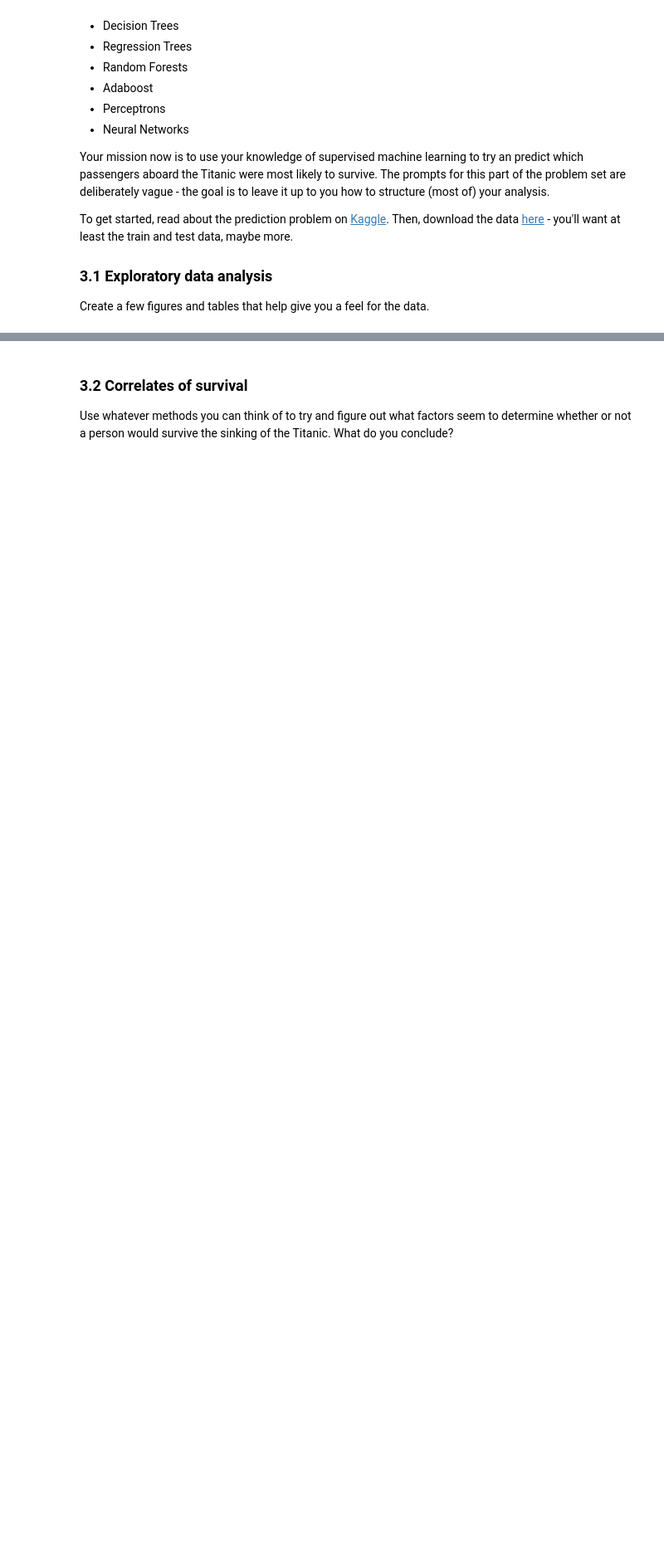
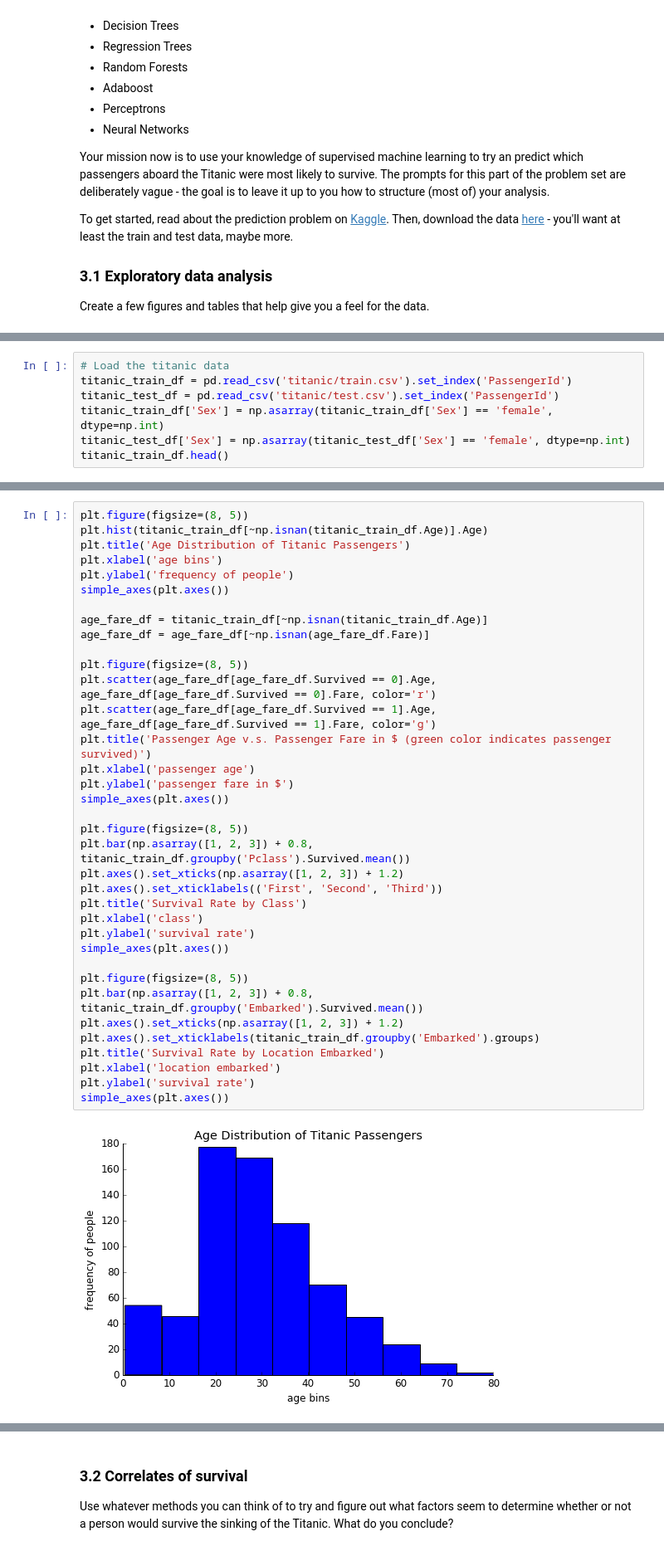
Before and after one commit to nadavash/school-vault, a Jupyter notebook: info371/ASHKENAZI_NADAV-PS5.ipynb, the cells around one changed output, grey strips where cells are left out. Shown: that part at 83% size. Drawn from its saved outputs; the diff is of its cells as text; blank space fills up the shorter version.

```diff
--- a/info371/ASHKENAZI_NADAV-PS5.ipynb
+++ b/info371/ASHKENAZI_NADAV-PS5.ipynb
@@ -295,0 +394,7 @@ Create a few figures and tables that help give you a feel for the data.
+# %%
+# Load the titanic data
+titanic_train_df = pd.read_csv('titanic/train.csv').set_index('PassengerId')
+titanic_test_df = pd.read_csv('titanic/test.csv').set_index('PassengerId')
+titanic_train_df['Sex'] = np.asarray(titanic_train_df['Sex'] == 'female', dtype=np.int)
+titanic_test_df['Sex'] = np.asarray(titanic_test_df['Sex'] == 'female', dtype=np.int)
+titanic_train_df.head()
@@ -295,0 +409,38 @@ Create a few figures and tables that help give you a feel for the data.
+# %%
+plt.figure(figsize=(8, 5))
+plt.hist(titanic_train_df[~np.isnan(titanic_train_df.Age)].Age)
+plt.title('Age Distribution of Titanic Passengers')
+plt.xlabel('age bins')
+plt.ylabel('frequency of people')
+simple_axes(plt.axes())
+
+age_fare_df = titanic_train_df[~np.isnan(titanic_train_df.Age)]
+age_fare_df = age_fare_df[~np.isnan(age_fare_df.Fare)]
+
+plt.figure(figsize=(8, 5))
+plt.scatter(age_fare_df[age_fare_df.Survived == 0].Age, age_fare_df[age_fare_df.Survived == 0].Fare, color='r')
+plt.scatter(age_fare_df[age_fare_df.Survived == 1].Age, age_fare_df[age_fare_df.Survived == 1].Fare, color='g')
+plt.title('Passenger Age v.s. Passenger Fare in $ (green color indicates passenger survived)')
+plt.xlabel('passenger age')
+plt.ylabel('passenger fare in $')
+simple_axes(plt.axes())
+
+plt.figure(figsize=(8, 5))
+plt.bar(np.asarray([1, 2, 3]) + 0.8, titanic_train_df.groupby('Pclass').Survived.mean())
+plt.axes().set_xticks(np.asarray([1, 2, 3]) + 1.2)
+plt.axes().set_xticklabels(('First', 'Second', 'Third'))
+plt.title('Survival Rate by Class')
+plt.xlabel('class')
+plt.ylabel('survival rate')
+simple_axes(plt.axes())
+
+plt.figure(figsize=(8, 5))
+plt.bar(np.asarray([1, 2, 3]) + 0.8, titanic_train_df.groupby('Embarked').Survived.mean())
+plt.axes().set_xticks(np.asarray([1, 2, 3]) + 1.2)
+plt.axes().set_xticklabels(titanic_train_df.groupby('Embarked').groups)
+plt.title('Survival Rate by Location Embarked')
+plt.xlabel('location embarked')
+plt.ylabel('survival rate')
+simple_axes(plt.axes())
+# %% [output]
+[figure, added]
```
Also changed, not shown: parts of 29 cells of this notebook, 2 other files.
